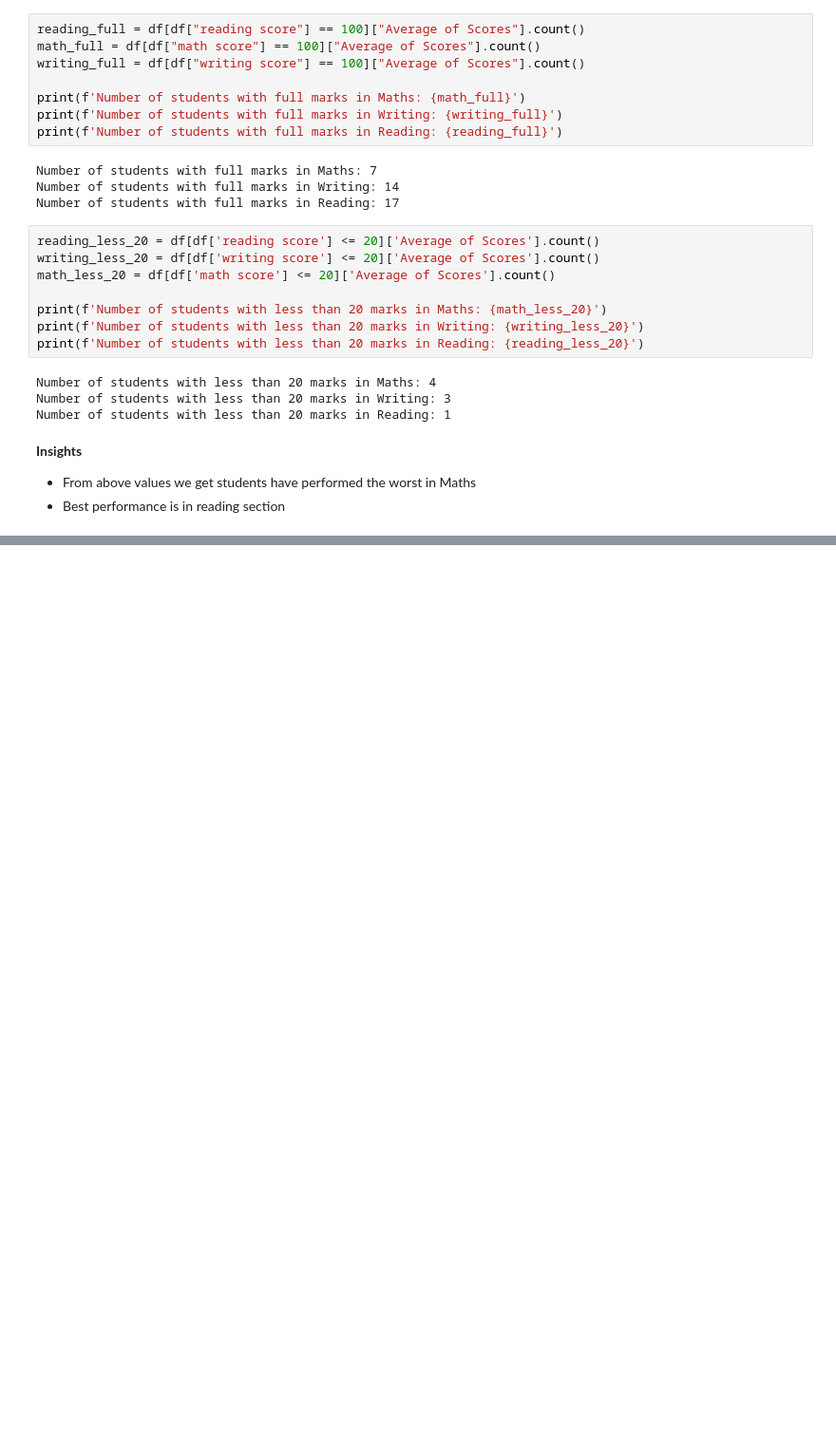
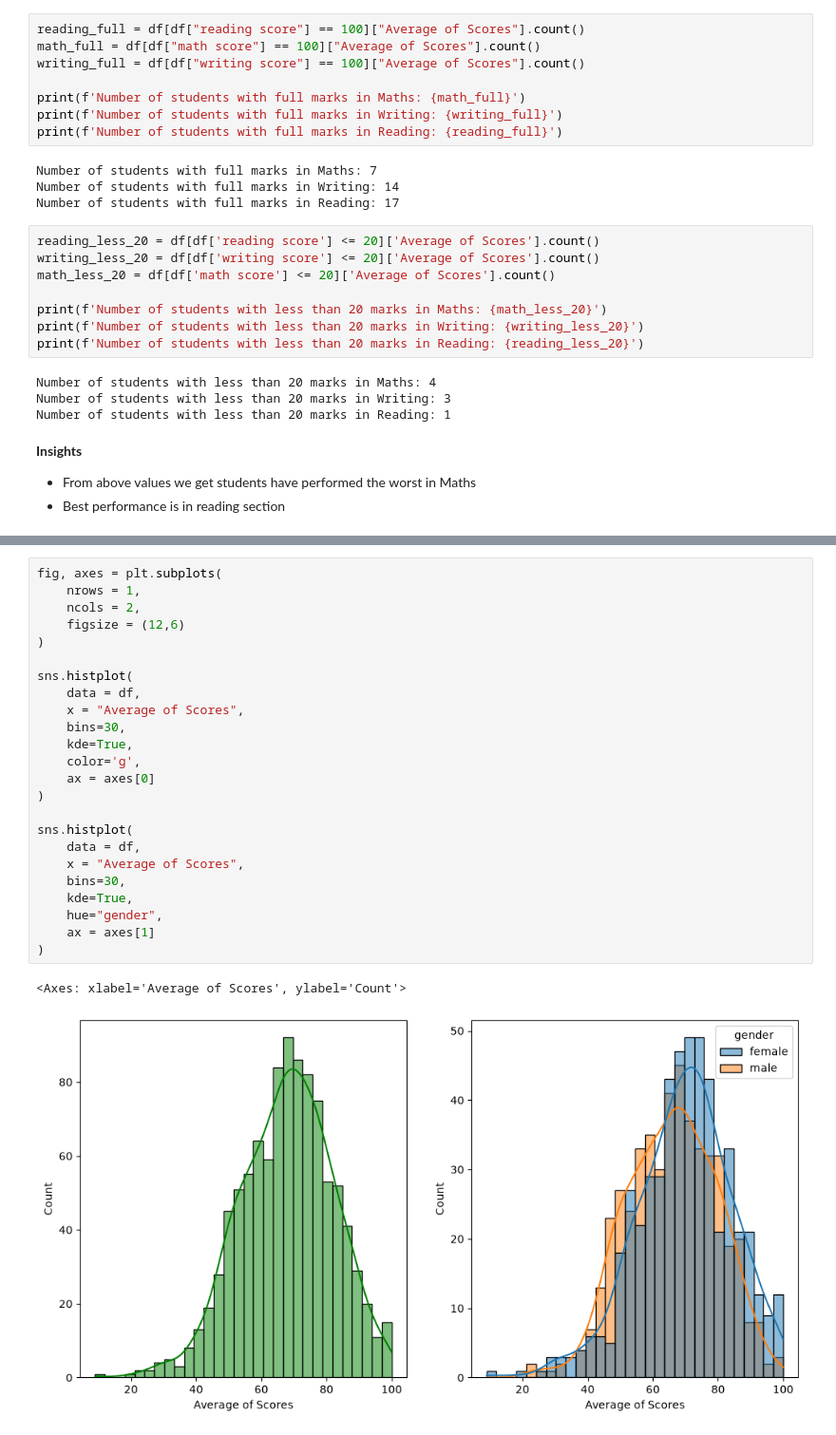
Before and after one commit to Adrinaesf/Generic-ML-Project, a Jupyter notebook: notebooks/1. EDA STUDENT PERFORMANCE.ipynb, the cells around one changed output, grey strips where cells are left out. Shown at 95% size. Cells and saved outputs as stored; diff of their text form; blank space fills up the shorter version.

Commit message:
Made histograms on data

```diff
--- a/notebooks/1. EDA STUDENT PERFORMANCE.ipynb
+++ b/notebooks/1. EDA STUDENT PERFORMANCE.ipynb
@@ -251,0 +269,27 @@ Number of students with less than 20 marks in Reading: 1
+# %%
+fig, axes = plt.subplots(
+    nrows = 1,
+    ncols = 2,
+    figsize = (12,6)
+)
+
+sns.histplot(
+    data = df,
+    x = "Average of Scores",
+    bins=30,
+    kde=True,
+    color='g',
+    ax = axes[0]
+)
+
+sns.histplot(
+    data = df,
+    x = "Average of Scores",
+    bins=30,
+    kde=True,
+    hue="gender",
+    ax = axes[1]
+)
+# %% [output]
+<Axes: xlabel='Average of Scores', ylabel='Count'>
+[figure, added]
```
Also changed, not shown: parts of 24 cells of this notebook.
